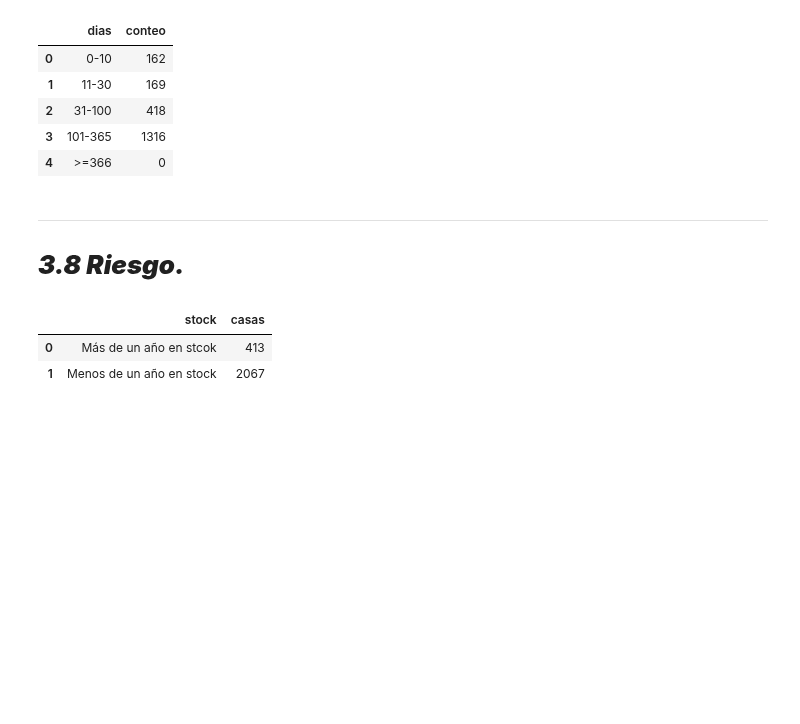
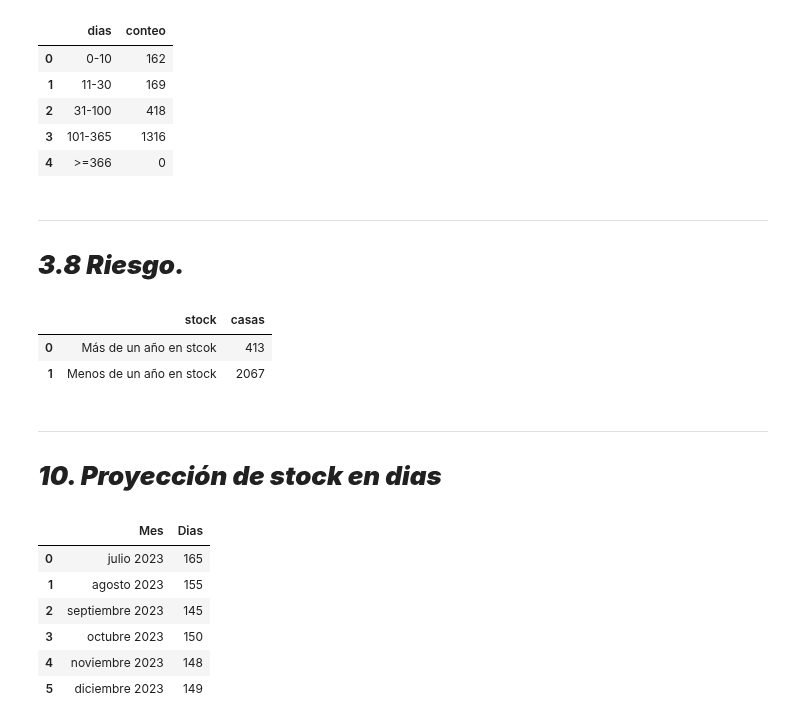
Before and after one commit to MiguelDWT4toCreativo/Datalpine, a Jupyter notebook: resources/jupyter/tiempo_mercado.ipynb, the cells around one changed output. Cells and saved outputs as stored; diff of their text form; code cells hidden in the pictures; blank space fills up the shorter version.

Commit message:
Estudio: 10. Proyección de stock en dias, Con datos directos

```diff
--- a/resources/jupyter/tiempo_mercado.ipynb
+++ b/resources/jupyter/tiempo_mercado.ipynb
@@ -226,3 +226,24 @@ def guardar_grafico_como_html(fig, nombre_archivo, carpeta='graficas'):
 # Exportar
 guardar_grafico_como_html(fig, 'g_pie_riesgo_pachuca', carpeta='graficas')
 fig.show()
+# %% [markdown]
+___
+# ***10. Proyección de stock en dias***
+# %%
+# Datos a agregar
+datos_nuevos = {
+    'Mes': ['julio 2023', 'agosto 2023', 'septiembre 2023', 'octubre 2023', 'noviembre 2023', 'diciembre 2023'],
+    'Dias': [165, 155, 145, 150, 148, 149]
+}
+
+# Convertir a DataFrame
+stock_proyeccion_dias = pd.DataFrame(datos_nuevos)
+stock_proyeccion_dias
+# %% [output]
+|  | Mes | Dias |
+| 0 | julio 2023 | 165 |
+| 1 | agosto 2023 | 155 |
+| 2 | septiembre 2023 | 145 |
+| 3 | octubre 2023 | 150 |
+| 4 | noviembre 2023 | 148 |
+| 5 | diciembre 2023 | 149 |
```
Also changed, not shown: parts of 1 cell of this notebook, 2 other files.
